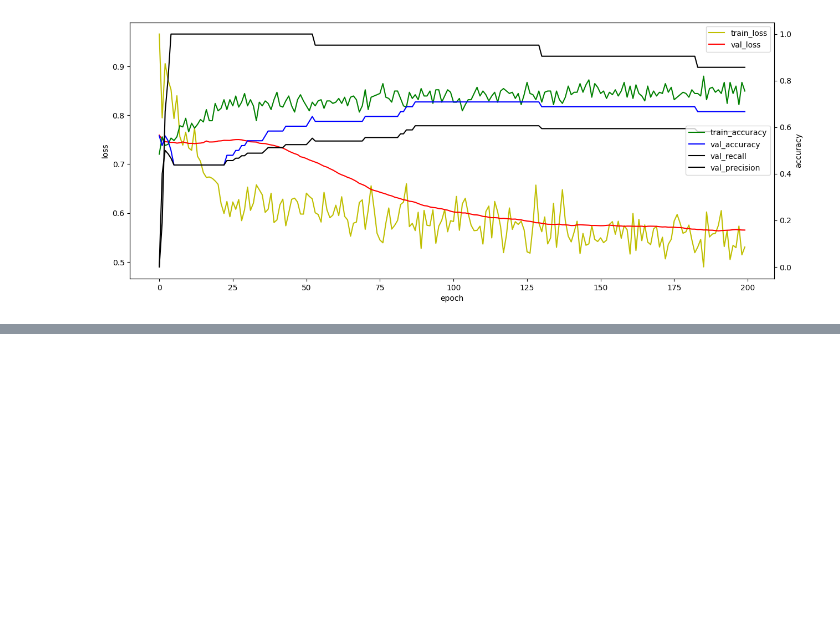
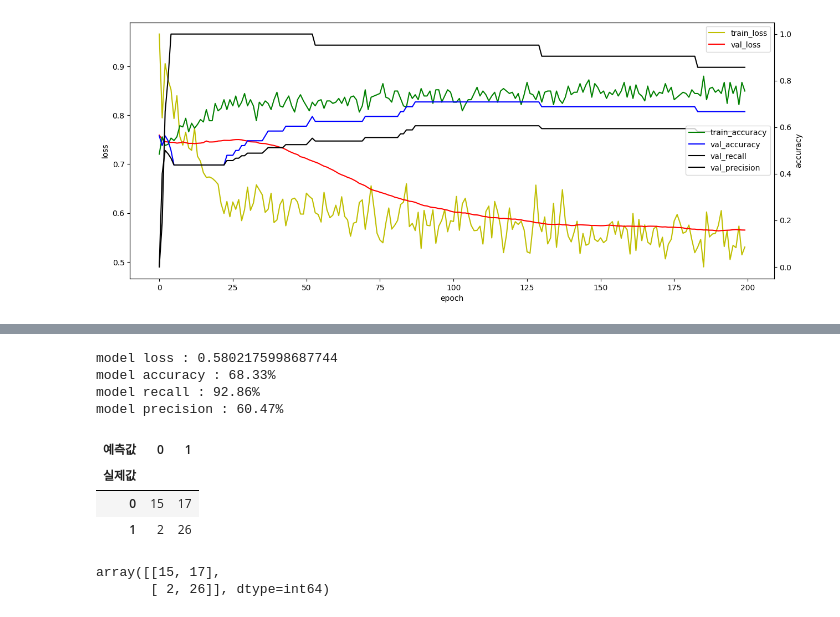
Before and after one commit to 4aix/ai, a Jupyter notebook: source/05_DeepLearning/06_심장병발병예측(로지스틱회귀,분류)_과적합방지.ipynb, the cells around one changed output, grey strips where cells are left out. Saved outputs shown, nothing was run; the diff lists cells and outputs as text; code cells hidden in the pictures; blank space fills up the shorter version.

```diff
--- a/source/05_DeepLearning/06_심장병발병예측(로지스틱회귀,분류)_과적합방지.ipynb
+++ b/source/05_DeepLearning/06_심장병발병예측(로지스틱회귀,분류)_과적합방지.ipynb
@@ -405,0 +387,34 @@ array([1, 1, 0, 1, 0, 0, 0, 1, 1, 1, 0, 0, 0, 1, 1, 0, 1, 1, 0, 1, 0, 1,
+# %%
+# 평가
+score = model.evaluate(X_test, y_test, verbose=0)
+print(f'model loss : {score[0]}')
+print(f'model accuracy : {score[1]*100:.2f}%')
+print(f'model recall : {score[2]*100:.2f}%')
+print(f'model precision : {score[3]*100:.2f}%')
+# %% [output]
+model loss : 0.5802175998687744
+model accuracy : 68.33%
+model recall : 92.86%
+model precision : 60.47%
+# %%
+# 교차표(혼동행렬)
+# 교차표에서의 실제값 : y_test.reshape(-1)
+y_hat = (model.predict(X_test, verbose=0) > 0.5).astype(int).reshape(-1) # 예측값을 1차원
+                                    # 0과 1의 기준값 0.5를 이동하면 recall과 precision이 바뀜
+                                    # 0.5 -> 0.3 recall이 좋아짐(비추)
+                                    # 0.5 -> 0.7 precision이 좋아짐(비추)
+# %%
+pd.crosstab(y_test.reshape(-1),
+           y_hat,
+           rownames=['실제값'],
+           colnames=['예측값'])
+# %% [output]
+| 예측값 | 0 | 1 |
+| 실제값 |  |  |
+| 0 | 15 | 17 |
+| 1 | 2 | 26 |
+# %%
+confusion_matrix(y_test, y_hat)
+# %% [output]
+array([[15, 17],
+       [ 2, 26]], dtype=int64)
```
Also changed, not shown: parts of 12 cells of this notebook.
